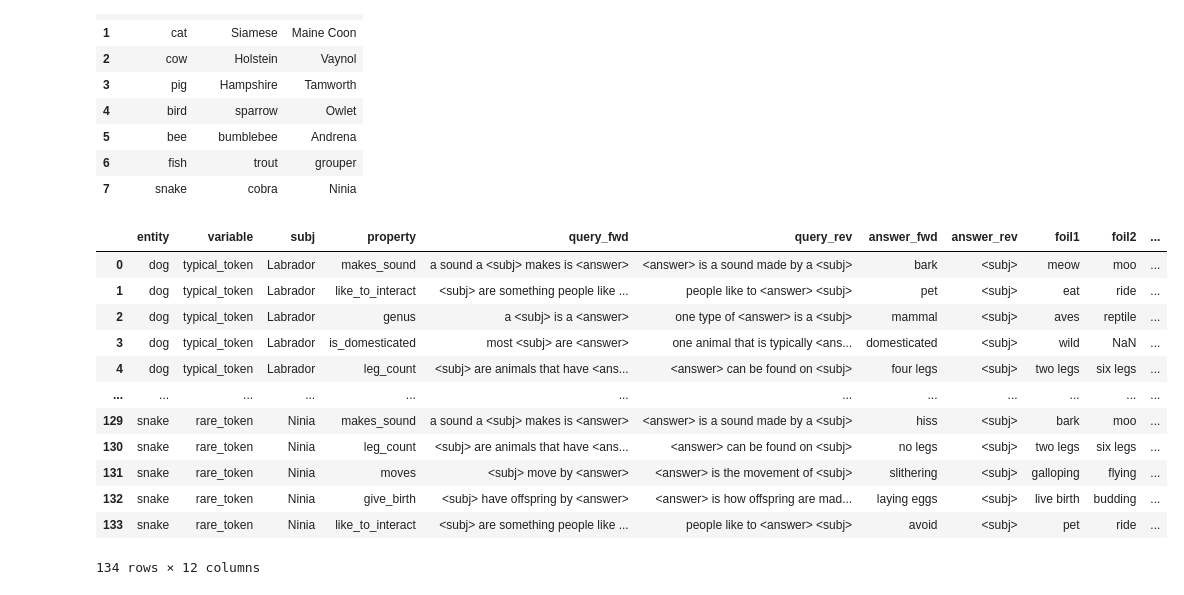
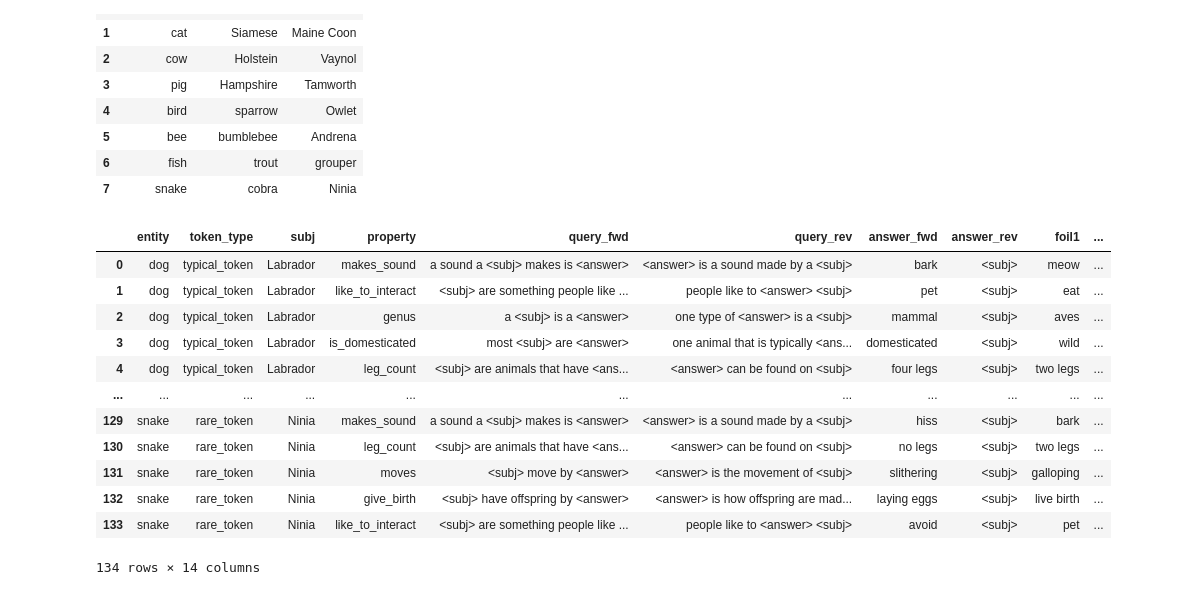
Before and after one commit to derekpowell/EasyEdit, a Jupyter notebook: taxonomy-benchmark-building-test.ipynb, the cells around one changed output. Drawn from its saved outputs; the diff is of its cells as text; code cells hidden in the pictures.

```diff
--- a/taxonomy-benchmark-building-test.ipynb
+++ b/taxonomy-benchmark-building-test.ipynb
@@ -66,45 +69,69 @@ types_df
 | 6 | fish | trout | grouper |
 | 7 | snake | cobra | Ninia |
 # %%
-def proc_choices(df, baseline = False):
+def proc_rev_choices(row):
+    tokens = (
+            types_df
+            .loc[lambda x: x.entity_type != row.orig_entity]
+            .melt(id_vars = ["entity_type"])
+        ).value.tolist()
+
+    foils = random.choices([e for e in list(set(tokens)) if e != row.subj], k = 3)
+
+
+    return [row.subj] + foils
+
+
+def proc_fwd_choices(df, baseline = False):
+
     if baseline:
-        choice_list = df[["foil1", "foil2", "foil3"]].values.tolist()
+        fwd_choice_list = df[["foil1", "foil2", "foil3"]].values.tolist()
+
     else:
-        choice_list = df[["foil1", "foil2", "foil3", "orig_answer_fwd"]].values.tolist()
+        fwd_choice_list = df[["foil1", "foil2", "foil3", "orig_answer_fwd"]].values.tolist()
     ans_list = df["answer_fwd"].tolist()
     out = []
 
-    for i in range(len(choice_list)):
-        distinct = list(set(choice_list[i]))
+    for i in range(len(fwd_choice_list)):
+        distinct = list(set(fwd_choice_list[i]))
         ans = ans_list[i]
         out.append([ans] + [c for c in distinct if c!=ans and pd.notna(c)])
 
-    df["choices"] = out
+    df["fwd_choices"] = out
+
+
     return(df)
 
 
 baseline_df = (
     types_df
     .rename(columns = {'entity_type':'entity'})
     .melt(["entity"], value_name = 'subj')
     .merge(properties_df, on = 'entity')
-    .pipe(proc_choices, True)
+    .assign(orig_entity = lambda x: x.entity)
+    .pipe(proc_fwd_choices, True)
+    .assign(rev_choices = lambda x: x.apply(proc_rev_choices, 1))
+    .rename(columns = {"variable":"token_type"})
+
 )
 baseline_df
+
+
+# baseline_df.orig_entity.apply(rev_chooser, 1)
 # %% [output]
-|  | entity | variable | subj | property | query_fwd | query_rev | answer_fwd | answer_rev | foil1 | foil2 | ... |
-| 0 | dog | typical_token | Labrador | makes_sound | a sound a <subj> makes is <answer> | <answer> is a sound made by a <subj> | bark | <subj> | meow | moo | ... |
-| 1 | dog | typical_token | Labrador | like_to_interact | <subj> are something people like ... | people like to <answer> <subj> | pet | <subj> | eat | ride | ... |
-| 2 | dog | typical_token | Labrador | genus | a <subj> is a <answer> | one type of <answer> is a <subj> | mammal | <subj> | aves | reptile | ... |
-| 3 | dog | typical_token | Labrador | is_domesticated | most <subj> are <answer> | one animal that is typically <ans... | domesticated | <subj> | wild | NaN | ... |
-| 4 | dog | typical_token | Labrador | leg_count | <subj> are animals that have <ans... | <answer> can be found on <subj> | four legs | <subj> | two legs | six legs | ... |
-| ... | ... | ... | ... | ... | ... | ... | ... | ... | ... | ... | ... |
-| 129 | snake | rare_token | Ninia | makes_sound | a sound a <subj> makes is <answer> | <answer> is a sound made by a <subj> | hiss | <subj> | bark | moo | ... |
-| 130 | snake | rare_token | Ninia | leg_count | <subj> are animals that have <ans... | <answer> can be found on <subj> | no legs | <subj> | two legs | six legs | ... |
-| 131 | snake | rare_token | Ninia | moves | <subj> move by <answer> | <answer> is the movement of <subj> | slithering | <subj> | galloping | flying | ... |
-| 132 | snake | rare_token | Ninia | give_birth | <subj> have offspring by <answer> | <answer> is how offspring are mad... | laying eggs | <subj> | live birth | budding | ... |
-| 133 | snake | rare_token | Ninia | like_to_interact | <subj> are something people like ... | people like to <answer> <subj> | avoid | <subj> | pet | ride | ... |
+|  | entity | token_type | subj | property | query_fwd | query_rev | answer_fwd | answer_rev | foil1 | ... |
+| 0 | dog | typical_token | Labrador | makes_sound | a sound a <subj> makes is <answer> | <answer> is a sound made by a <subj> | bark | <subj> | meow | ... |
+| 1 | dog | typical_token | Labrador | like_to_interact | <subj> are something people like ... | people like to <answer> <subj> | pet | <subj> | eat | ... |
+| 2 | dog | typical_token | Labrador | genus | a <subj> is a <answer> | one type of <answer> is a <subj> | mammal | <subj> | aves | ... |
+| 3 | dog | typical_token | Labrador | is_domesticated | most <subj> are <answer> | one animal that is typically <ans... | domesticated | <subj> | wild | ... |
+| 4 | dog | typical_token | Labrador | leg_count | <subj> are animals that have <ans... | <answer> can be found on <subj> | four legs | <subj> | two legs | ... |
+| ... | ... | ... | ... | ... | ... | ... | ... | ... | ... | ... |
+| 129 | snake | rare_token | Ninia | makes_sound | a sound a <subj> makes is <answer> | <answer> is a sound made by a <subj> | hiss | <subj> | bark | ... |
+| 130 | snake | rare_token | Ninia | leg_count | <subj> are animals that have <ans... | <answer> can be found on <subj> | no legs | <subj> | two legs | ... |
+| 131 | snake | rare_token | Ninia | moves | <subj> move by <answer> | <answer> is the movement of <subj> | slithering | <subj> | galloping | ... |
+| 132 | snake | rare_token | Ninia | give_birth | <subj> have offspring by <answer> | <answer> is how offspring are mad... | laying eggs | <subj> | live birth | ... |
+| 133 | snake | rare_token | Ninia | like_to_interact | <subj> are something people like ... | people like to <answer> <subj> | avoid | <subj> | pet | ... |
-134 rows × 12 columns
+134 rows × 14 columns
 # %%
 eval_df = (
     pd.merge(
```
Also changed, not shown: parts of 21 cells of this notebook, 5 other files.
